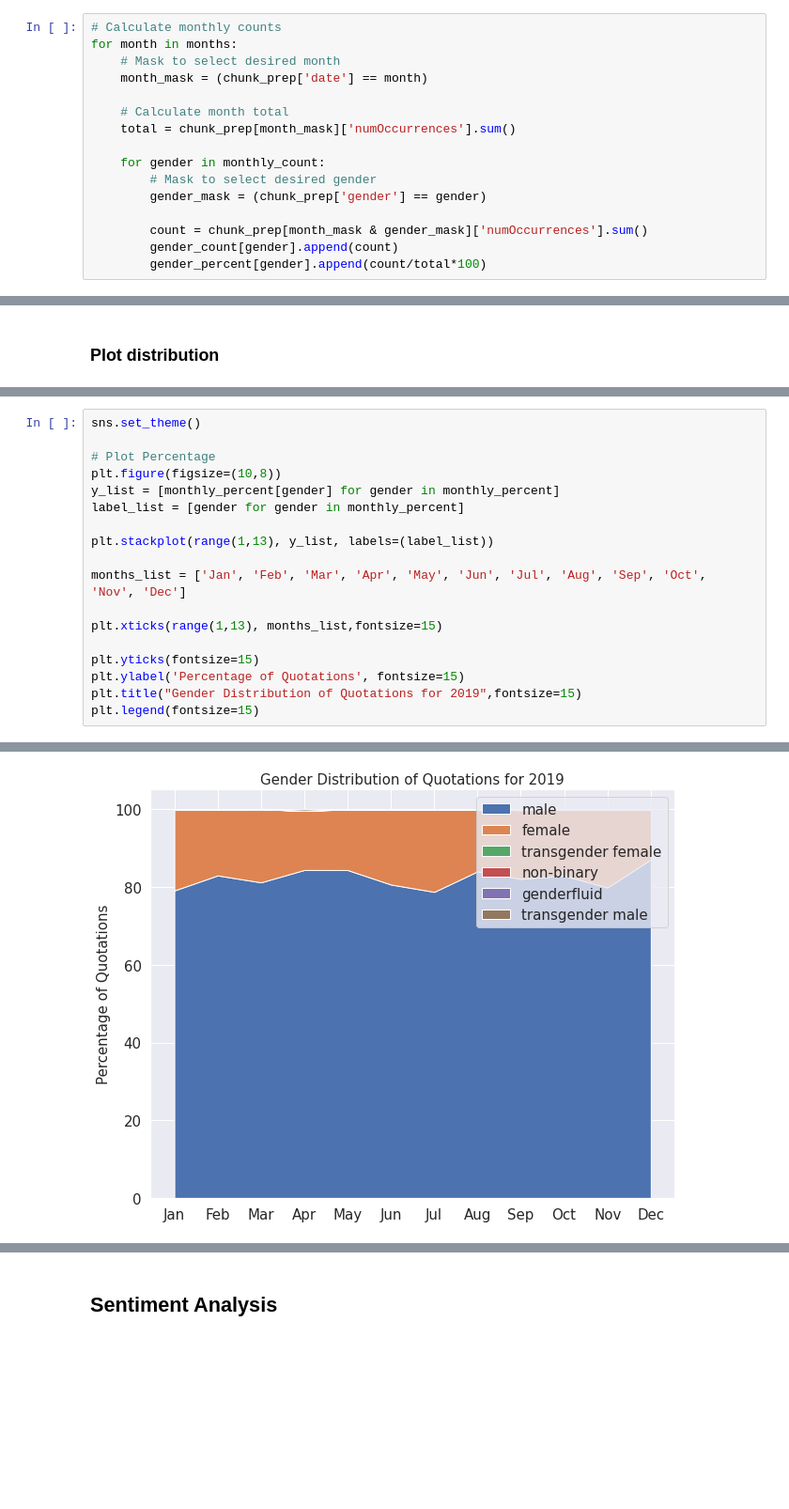
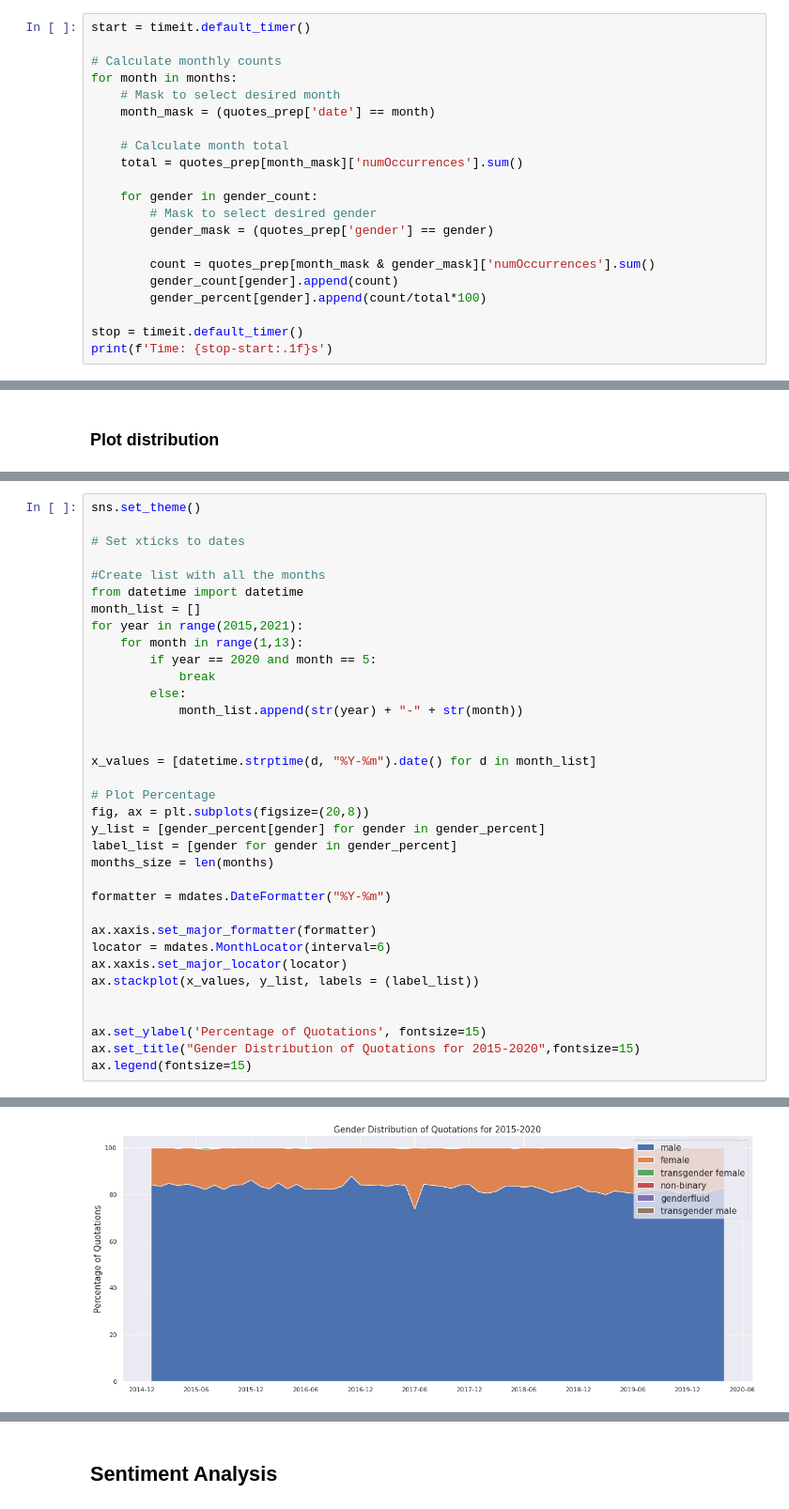
Before and after one commit to epfl-ada/ada-2021-project-madam, a Jupyter notebook: Data_Prep.ipynb, the cells around one changed output, grey strips where cells are left out. Shown at 94% size. Saved outputs shown, nothing was run; the diff lists cells and outputs as text; blank space fills up the shorter version.

Commit message:
Major changes
- Added generation of data files
- Added comments in markdown
- Did general gender analysis

```diff
--- a/Data_Prep.ipynb
+++ b/Data_Prep.ipynb
@@ -160,16 +263,21 @@ gender_percent = {"male": [], "female": [], "transgender female": [], "non-binar
 # %%
+start = timeit.default_timer()
+
 # Calculate monthly counts
 for month in months:
     # Mask to select desired month
-    month_mask = (chunk_prep['date'] == month)
+    month_mask = (quotes_prep['date'] == month)
 
     # Calculate month total
-    total = chunk_prep[month_mask]['numOccurrences'].sum()
+    total = quotes_prep[month_mask]['numOccurrences'].sum()
 
-    for gender in monthly_count:
+    for gender in gender_count:
         # Mask to select desired gender
-        gender_mask = (chunk_prep['gender'] == gender)
+        gender_mask = (quotes_prep['gender'] == gender)
 
-        count = chunk_prep[month_mask & gender_mask]['numOccurrences'].sum()
+        count = quotes_prep[month_mask & gender_mask]['numOccurrences'].sum()
         gender_count[gender].append(count)
         gender_percent[gender].append(count/total*100)
+
+stop = timeit.default_timer()
+print(f'Time: {stop-start:.1f}s')
@@ -178,21 +292,38 @@ for month in months:
 # %%
 sns.set_theme()
 
+# Set xticks to dates
+
+#Create list with all the months
+from datetime import datetime
+month_list = []
+for year in range(2015,2021):
+    for month in range(1,13):
+        if year == 2020 and month == 5:
+            break
+        else:
+            month_list.append(str(year) + "-" + str(month))
+
+
+x_values = [datetime.strptime(d, "%Y-%m").date() for d in month_list]
+
 # Plot Percentage
-plt.figure(figsize=(10,8))
-y_list = [monthly_percent[gender] for gender in monthly_percent]
-label_list = [gender for gender in monthly_percent]
+fig, ax = plt.subplots(figsize=(20,8))
+y_list = [gender_percent[gender] for gender in gender_percent]
+label_list = [gender for gender in gender_percent]
+months_size = len(months)
 
-plt.stackplot(range(1,13), y_list, labels=(label_list))
+formatter = mdates.DateFormatter("%Y-%m")
 
-months_list = ['Jan', 'Feb', 'Mar', 'Apr', 'May', 'Jun', 'Jul', 'Aug', 'Sep', 'Oct', 'Nov', 'Dec']
+ax.xaxis.set_major_formatter(formatter)
+locator = mdates.MonthLocator(interval=6)
+ax.xaxis.set_major_locator(locator)
+ax.stackplot(x_values, y_list, labels = (label_list))
 
-plt.xticks(range(1,13), months_list,fontsize=15)
 
-plt.yticks(fontsize=15)
-plt.ylabel('Percentage of Quotations', fontsize=15)
-plt.title("Gender Distribution of Quotations for 2019",fontsize=15)
-plt.legend(fontsize=15)
+ax.set_ylabel('Percentage of Quotations', fontsize=15)
+ax.set_title("Gender Distribution of Quotations for 2015-2020",fontsize=15)
+ax.legend(fontsize=15)
 # %% [output]
 <matplotlib.legend.Legend at 0x...>
-[figure, old version]
+[figure, new version]
```
Also changed, not shown: parts of 34 cells of this notebook.
